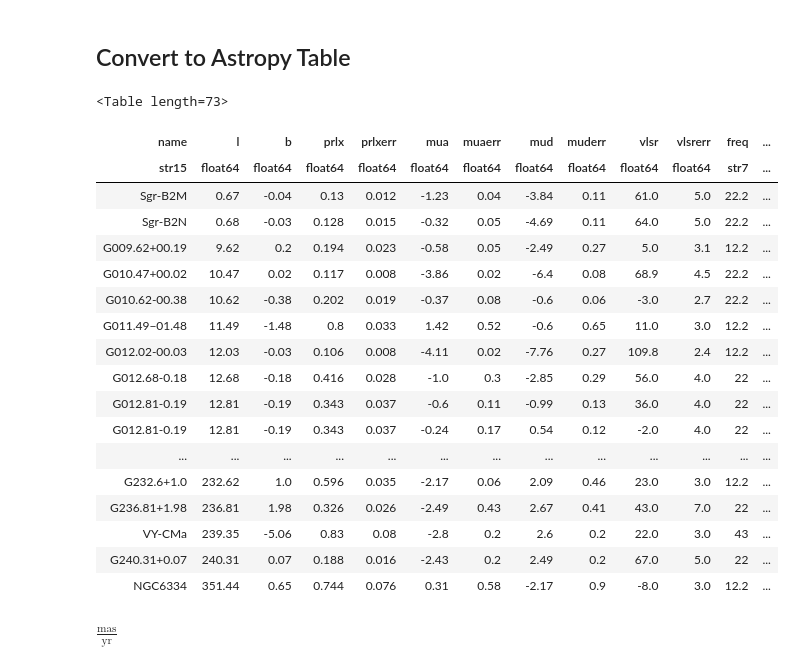
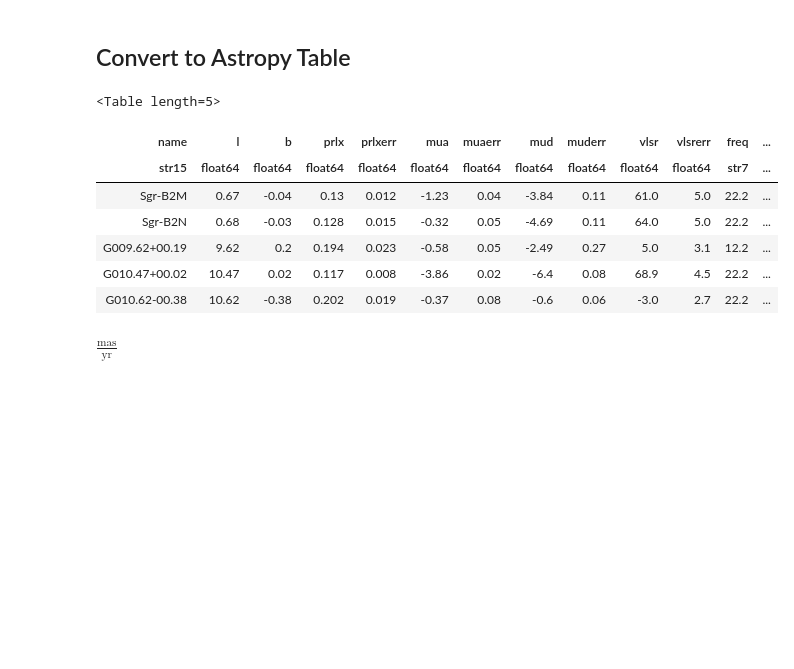
Before and after one commit to vilhelmp/lo_pyuser, a Jupyter notebook: figcourse/coordinates.ipynb, the cells around one changed output. Drawn from its saved outputs; the diff is of its cells as text; code cells hidden in the pictures; blank space fills up the shorter version.

```diff
--- a/figcourse/coordinates.ipynb
+++ b/figcourse/coordinates.ipynb
@@ -471,2 +325,0 @@ coordinates.SkyCoord?
-# %%
-bessel['coord'] = coordinates.SkyCoord(bessel['l'], bessel['b'], frame='fk5', equinox='J2000')
@@ -482,25 +333,14 @@ bessel = Table(data=bessel.as_matrix(),
                           float, float,float, float, str, str, str],
      )
 # %%
-bessel
+bessel[:5]
 # %% [output]
-<Table length=73>
+<Table length=5>
 | name | l | b | prlx | prlxerr | mua | muaerr | mud | muderr | vlsr | vlsrerr | freq | ... |
 | str15 | float64 | float64 | float64 | float64 | float64 | float64 | float64 | float64 | float64 | float64 | str7 | ... |
 | Sgr-B2M | 0.67 | -0.04 | 0.13 | 0.012 | -1.23 | 0.04 | -3.84 | 0.11 | 61.0 | 5.0 | 22.2 | ... |
 | Sgr-B2N | 0.68 | -0.03 | 0.128 | 0.015 | -0.32 | 0.05 | -4.69 | 0.11 | 64.0 | 5.0 | 22.2 | ... |
 | G009.62+00.19 | 9.62 | 0.2 | 0.194 | 0.023 | -0.58 | 0.05 | -2.49 | 0.27 | 5.0 | 3.1 | 12.2 | ... |
 | G010.47+00.02 | 10.47 | 0.02 | 0.117 | 0.008 | -3.86 | 0.02 | -6.4 | 0.08 | 68.9 | 4.5 | 22.2 | ... |
 | G010.62-00.38 | 10.62 | -0.38 | 0.202 | 0.019 | -0.37 | 0.08 | -0.6 | 0.06 | -3.0 | 2.7 | 22.2 | ... |
-| G011.49−01.48 | 11.49 | -1.48 | 0.8 | 0.033 | 1.42 | 0.52 | -0.6 | 0.65 | 11.0 | 3.0 | 12.2 | ... |
-| G012.02-00.03 | 12.03 | -0.03 | 0.106 | 0.008 | -4.11 | 0.02 | -7.76 | 0.27 | 109.8 | 2.4 | 12.2 | ... |
-| G012.68-0.18 | 12.68 | -0.18 | 0.416 | 0.028 | -1.0 | 0.3 | -2.85 | 0.29 | 56.0 | 4.0 | 22 | ... |
-| G012.81-0.19 | 12.81 | -0.19 | 0.343 | 0.037 | -0.6 | 0.11 | -0.99 | 0.13 | 36.0 | 4.0 | 22 | ... |
-| G012.81-0.19 | 12.81 | -0.19 | 0.343 | 0.037 | -0.24 | 0.17 | 0.54 | 0.12 | -2.0 | 4.0 | 22 | ... |
-| ... | ... | ... | ... | ... | ... | ... | ... | ... | ... | ... | ... | ... |
-| G232.6+1.0 | 232.62 | 1.0 | 0.596 | 0.035 | -2.17 | 0.06 | 2.09 | 0.46 | 23.0 | 3.0 | 12.2 | ... |
-| G236.81+1.98 | 236.81 | 1.98 | 0.326 | 0.026 | -2.49 | 0.43 | 2.67 | 0.41 | 43.0 | 7.0 | 22 | ... |
-| VY-CMa | 239.35 | -5.06 | 0.83 | 0.08 | -2.8 | 0.2 | 2.6 | 0.2 | 22.0 | 3.0 | 43 | ... |
-| G240.31+0.07 | 240.31 | 0.07 | 0.188 | 0.016 | -2.43 | 0.2 | 2.49 | 0.2 | 67.0 | 5.0 | 22 | ... |
-| NGC6334 | 351.44 | 0.65 | 0.744 | 0.076 | 0.31 | 0.58 | -2.17 | 0.9 | -8.0 | 3.0 | 12.2 | ... |
 # %%
```
Also changed, not shown: parts of 34 cells of this notebook.
